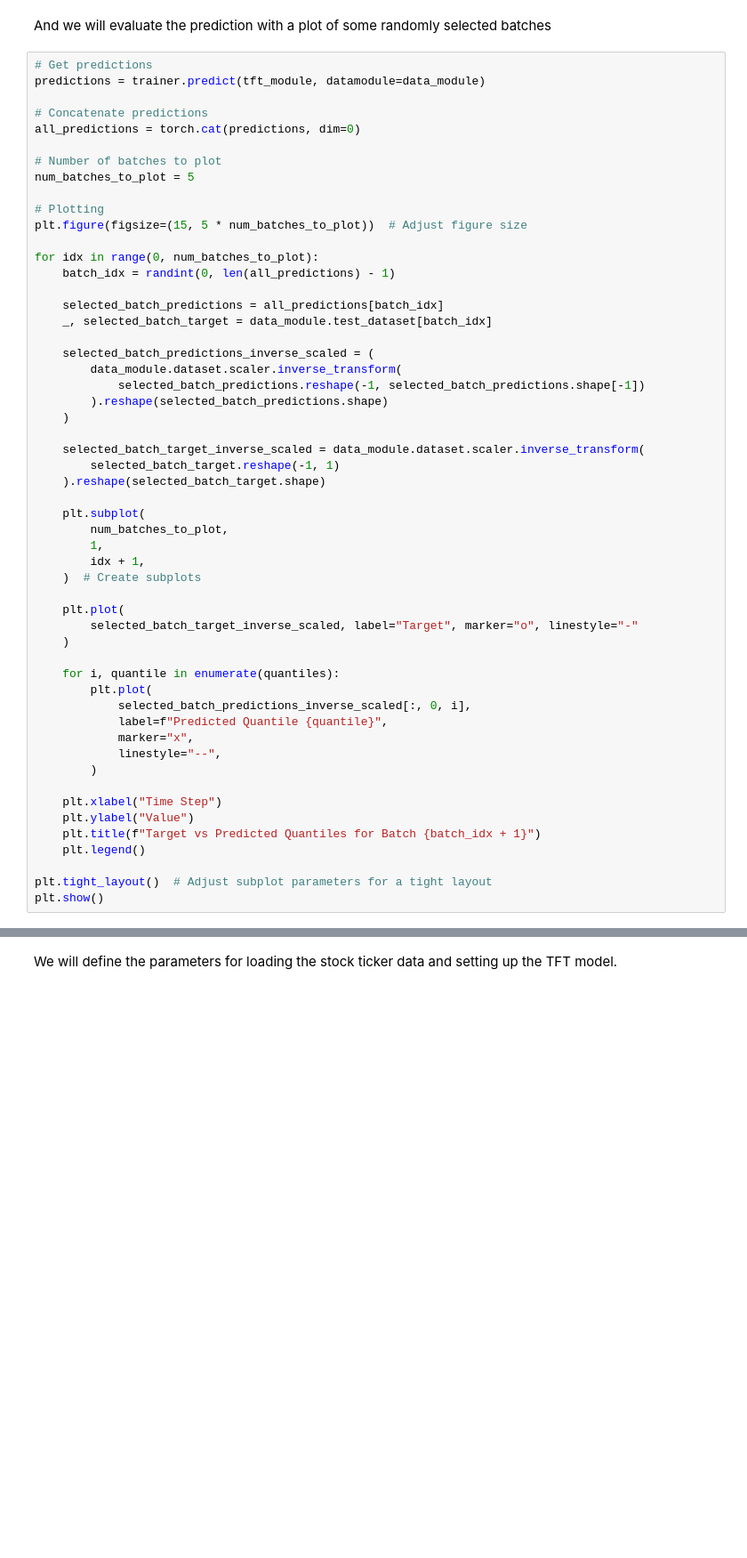
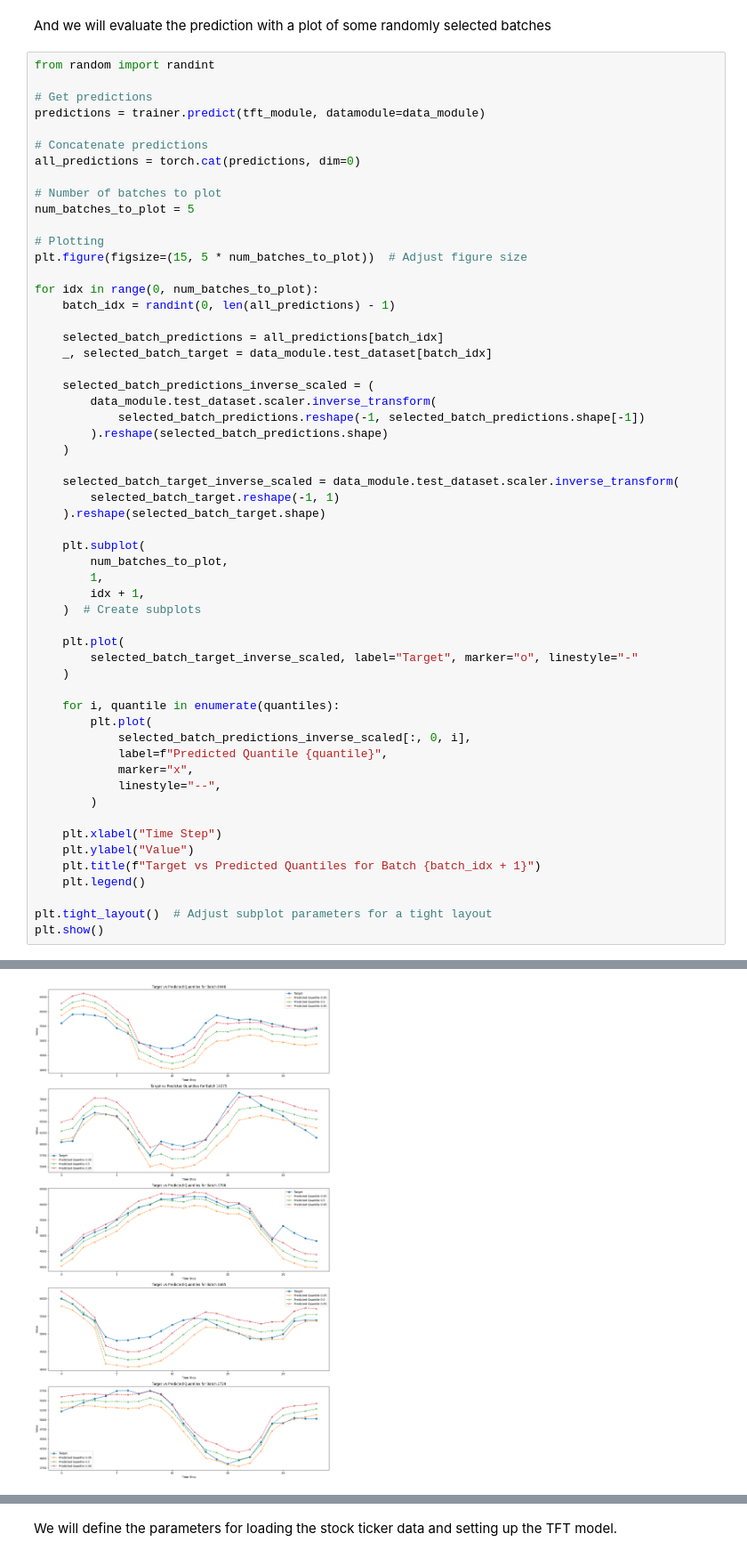
Before and after one commit to AI4FinTech/FinTorch, a Jupyter notebook: docs/tutorials/tft/tft.ipynb, the cells around one changed output, grey strips where cells are left out. Shown at 89% size. Saved outputs shown, nothing was run; the diff lists cells and outputs as text; blank space fills up the shorter version.

```diff
--- a/docs/tutorials/tft/tft.ipynb
+++ b/docs/tutorials/tft/tft.ipynb
@@ -547,6 +595,8 @@ trainer.test(tft_module, data_module)
 # %% [markdown]
 And we will evaluate the prediction with a plot of some randomly selected batches
 # %%
+from random import randint
+
 # Get predictions
 predictions = trainer.predict(tft_module, datamodule=data_module)
 
@@ -566,12 +616,12 @@ for idx in range(0, num_batches_to_plot):
     _, selected_batch_target = data_module.test_dataset[batch_idx]
 
     selected_batch_predictions_inverse_scaled = (
-        data_module.dataset.scaler.inverse_transform(
+        data_module.test_dataset.scaler.inverse_transform(
             selected_batch_predictions.reshape(-1, selected_batch_predictions.shape[-1])
         ).reshape(selected_batch_predictions.shape)
     )
 
-    selected_batch_target_inverse_scaled = data_module.dataset.scaler.inverse_transform(
+    selected_batch_target_inverse_scaled = data_module.test_dataset.scaler.inverse_transform(
         selected_batch_target.reshape(-1, 1)
     ).reshape(selected_batch_target.shape)
 
@@ -600,3 +650,4 @@ for idx in range(0, num_batches_to_plot):
 
 plt.tight_layout()  # Adjust subplot parameters for a tight layout
 plt.show()
+# %% [output]
@@ -602,0 +659 @@ plt.show()
+[figure, added]
```
Also changed, not shown: parts of 18 cells of this notebook.
